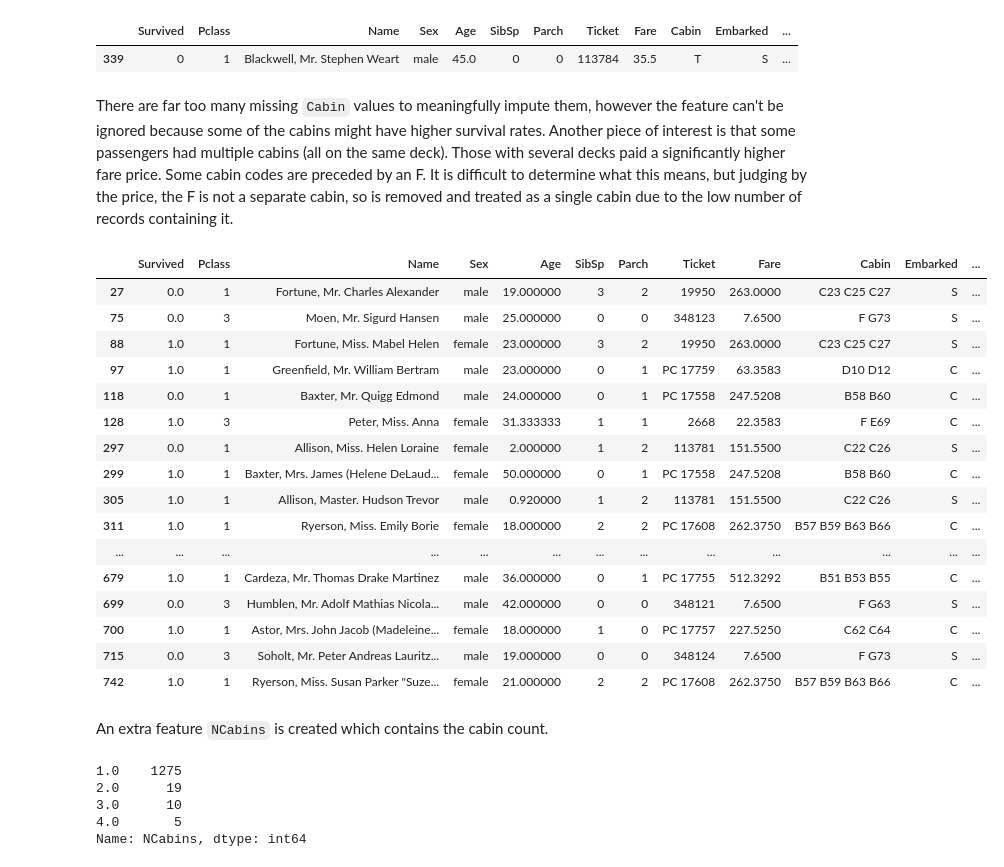
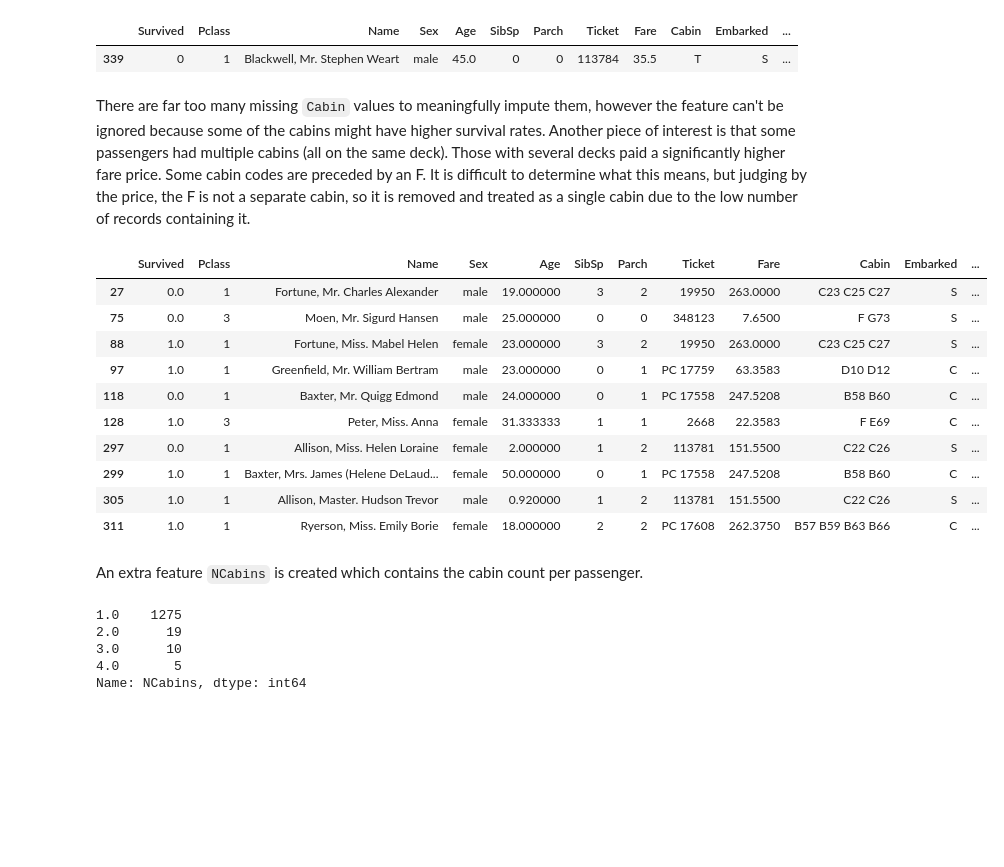
Before and after one commit to mayushii21/kaggle-competitions, a Jupyter notebook: titanic/titanic-notebook.ipynb, the cells around one changed output. Cells and saved outputs as stored; diff of their text form; code cells hidden in the pictures; blank space fills up the shorter version.

```diff
--- a/titanic/titanic-notebook.ipynb
+++ b/titanic/titanic-notebook.ipynb
@@ -394,29 +394,23 @@ train_data.dropna()[train_data.dropna().Cabin.str.startswith("T")]
 |  | Survived | Pclass | Name | Sex | Age | SibSp | Parch | Ticket | Fare | Cabin | Embarked | ... |
 | 339 | 0 | 1 | Blackwell, Mr. Stephen Weart | male | 45.0 | 0 | 0 | 113784 | 35.5 | T | S | ... |
 # %% [markdown]
-There are far too many missing `Cabin` values to meaningfully impute them, however the feature can't be ignored because some of the cabins might have higher survival rates. Another piece of interest is that some passengers had multiple cabins (all on the same deck). Those with several decks paid a significantly higher fare price. Some cabin codes are preceded by an F. It is difficult to determine what this means, but judging by the price, the F is not a separate cabin, so is removed and treated as a single cabin due to the low number of records containing it.
+There are far too many missing `Cabin` values to meaningfully impute them, however the feature can't be ignored because some of the cabins might have higher survival rates. Another piece of interest is that some passengers had multiple cabins (all on the same deck). Those with several decks paid a significantly higher fare price. Some cabin codes are preceded by an F. It is difficult to determine what this means, but judging by the price, the F is not a separate cabin, so it is removed and treated as a single cabin due to the low number of records containing it.
 # %%
 joint_data()[
     joint_data()["Cabin"].map(lambda x: len(x.split()), na_action="ignore") > 1
-].head(20)
+].head(10)
 # %% [output]
 |  | Survived | Pclass | Name | Sex | Age | SibSp | Parch | Ticket | Fare | Cabin | Embarked | ... |
 | 27 | 0.0 | 1 | Fortune, Mr. Charles Alexander | male | 19.000000 | 3 | 2 | 19950 | 263.0000 | C23 C25 C27 | S | ... |
 | 75 | 0.0 | 3 | Moen, Mr. Sigurd Hansen | male | 25.000000 | 0 | 0 | 348123 | 7.6500 | F G73 | S | ... |
 | 88 | 1.0 | 1 | Fortune, Miss. Mabel Helen | female | 23.000000 | 3 | 2 | 19950 | 263.0000 | C23 C25 C27 | S | ... |
 | 97 | 1.0 | 1 | Greenfield, Mr. William Bertram | male | 23.000000 | 0 | 1 | PC 17759 | 63.3583 | D10 D12 | C | ... |
 | 118 | 0.0 | 1 | Baxter, Mr. Quigg Edmond | male | 24.000000 | 0 | 1 | PC 17558 | 247.5208 | B58 B60 | C | ... |
 | 128 | 1.0 | 3 | Peter, Miss. Anna | female | 31.333333 | 1 | 1 | 2668 | 22.3583 | F E69 | C | ... |
 | 297 | 0.0 | 1 | Allison, Miss. Helen Loraine | female | 2.000000 | 1 | 2 | 113781 | 151.5500 | C22 C26 | S | ... |
 | 299 | 1.0 | 1 | Baxter, Mrs. James (Helene DeLaud... | female | 50.000000 | 0 | 1 | PC 17558 | 247.5208 | B58 B60 | C | ... |
 | 305 | 1.0 | 1 | Allison, Master. Hudson Trevor | male | 0.920000 | 1 | 2 | 113781 | 151.5500 | C22 C26 | S | ... |
 | 311 | 1.0 | 1 | Ryerson, Miss. Emily Borie | female | 18.000000 | 2 | 2 | PC 17608 | 262.3750 | B57 B59 B63 B66 | C | ... |
-| ... | ... | ... | ... | ... | ... | ... | ... | ... | ... | ... | ... | ... |
-| 679 | 1.0 | 1 | Cardeza, Mr. Thomas Drake Martinez | male | 36.000000 | 0 | 1 | PC 17755 | 512.3292 | B51 B53 B55 | C | ... |
-| 699 | 0.0 | 3 | Humblen, Mr. Adolf Mathias Nicola... | male | 42.000000 | 0 | 0 | 348121 | 7.6500 | F G63 | S | ... |
-| 700 | 1.0 | 1 | Astor, Mrs. John Jacob (Madeleine... | female | 18.000000 | 1 | 0 | PC 17757 | 227.5250 | C62 C64 | C | ... |
-| 715 | 0.0 | 3 | Soholt, Mr. Peter Andreas Lauritz... | male | 19.000000 | 0 | 0 | 348124 | 7.6500 | F G73 | S | ... |
-| 742 | 1.0 | 1 | Ryerson, Miss. Susan Parker "Suze... | female | 21.000000 | 2 | 2 | PC 17608 | 262.3750 | B57 B59 B63 B66 | C | ... |
 # %%
 # Remove F_ from cabin codes
 for data in all_data:
@@ -424,7 +418,7 @@ for data in all_data:
         (lambda x: x.replace("F ", "")), na_action="ignore"
     )
 # %% [markdown]
-An extra feature `NCabins` is created which contains the cabin count.
+An extra feature `NCabins` is created which contains the cabin count per passenger.
 # %%
 for data in all_data:
     data.loc[:, "NCabins"] = data["Cabin"].map(
```
Also changed, not shown: parts of 18 cells of this notebook.
